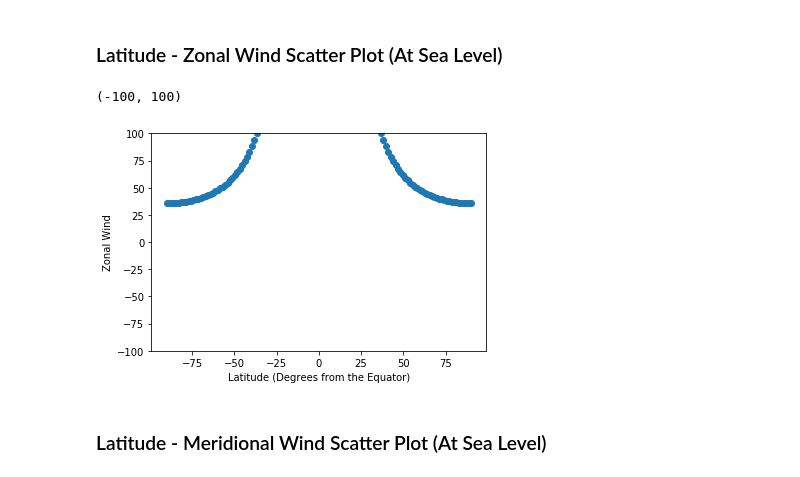
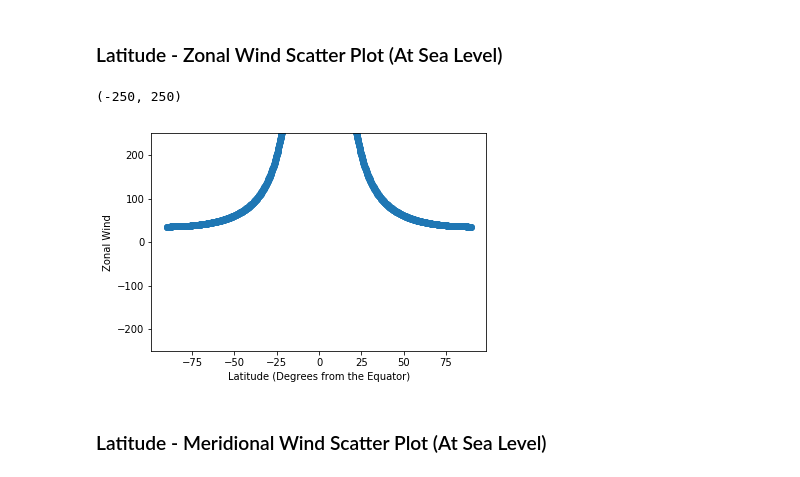
Before and after one commit to amsimp/amsimp, a Jupyter notebook: benchmarking/visualise.ipynb, the cells around one changed output. Drawn from its saved outputs; the diff is of its cells as text; code cells hidden in the pictures.

```diff
--- a/benchmarking/visualise.ipynb
+++ b/benchmarking/visualise.ipynb
@@ -22,11 +22,11 @@ detail = amsimp.Dynamics(4)
 # %%
 plt.scatter(detail.latitude_lines(), detail.zonal_wind()[0])
 plt.xlabel('Latitude (Degrees from the Equator)')
 plt.ylabel('Zonal Wind')
-plt.ylim(-100, 100)
+plt.ylim(-250, 250)
 # %% [output]
-(-100, 100)
+(-250, 250)
-[figure, old version]
+[figure, new version]
 # %% [markdown]
 ### Latitude - Meridional Wind Scatter Plot (At Sea Level)
 # %%
```
Also changed, not shown: parts of 3 cells of this notebook.
